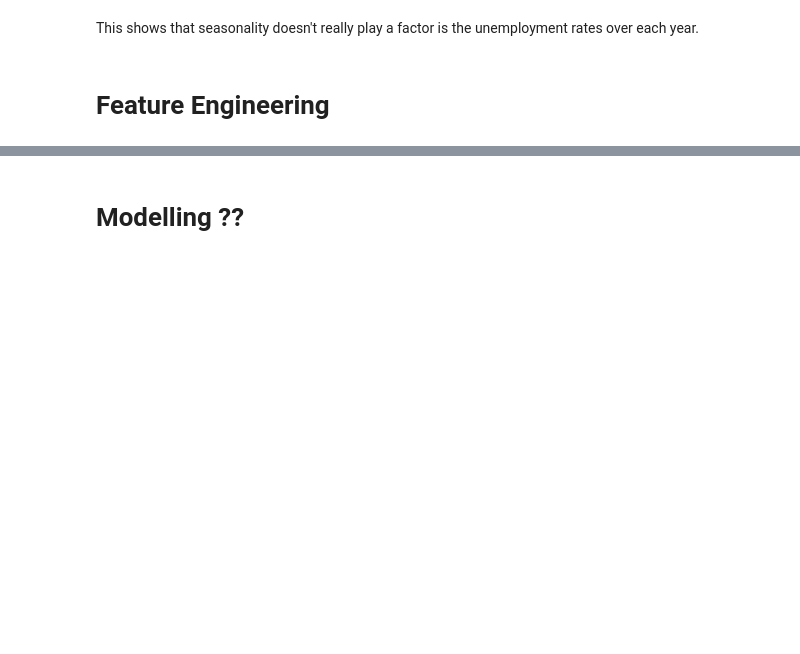
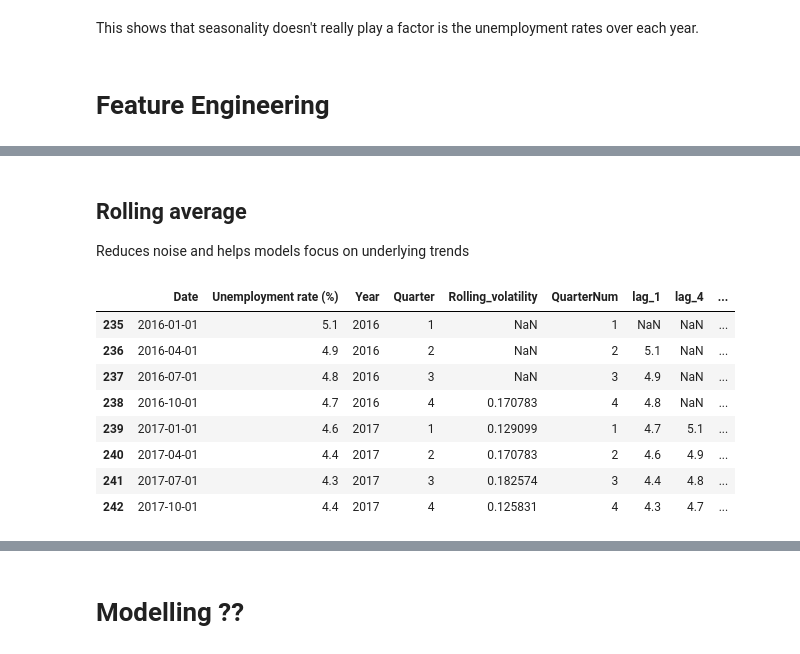
Before and after one commit to neer-shah/UK-unemployment-2026, a Jupyter notebook: main.ipynb, the cells around one changed output, grey strips where cells are left out. Saved outputs shown, nothing was run; the diff lists cells and outputs as text; code cells hidden in the pictures; blank space fills up the shorter version.

```diff
--- a/main.ipynb
+++ b/main.ipynb
@@ -240,0 +285,17 @@ This shows that seasonality doesn't really play a factor is the unemployment rat
+# %% [markdown]
+## Rolling average
+
+Reduces noise and helps models focus on underlying trends
+# %%
+quarterly_df["roll_avg_4q"] = quarterly_df["Unemployment rate (%)"].rolling(window=4).mean()
+quarterly_df.head(8)
+# %% [output]
+|  | Date | Unemployment rate (%) | Year | Quarter | Rolling_volatility | QuarterNum | lag_1 | lag_4 | ... |
+| 235 | 2016-01-01 | 5.1 | 2016 | 1 | NaN | 1 | NaN | NaN | ... |
+| 236 | 2016-04-01 | 4.9 | 2016 | 2 | NaN | 2 | 5.1 | NaN | ... |
+| 237 | 2016-07-01 | 4.8 | 2016 | 3 | NaN | 3 | 4.9 | NaN | ... |
+| 238 | 2016-10-01 | 4.7 | 2016 | 4 | 0.170783 | 4 | 4.8 | NaN | ... |
+| 239 | 2017-01-01 | 4.6 | 2017 | 1 | 0.129099 | 1 | 4.7 | 5.1 | ... |
+| 240 | 2017-04-01 | 4.4 | 2017 | 2 | 0.170783 | 2 | 4.6 | 4.9 | ... |
+| 241 | 2017-07-01 | 4.3 | 2017 | 3 | 0.182574 | 3 | 4.4 | 4.8 | ... |
+| 242 | 2017-10-01 | 4.4 | 2017 | 4 | 0.125831 | 4 | 4.3 | 4.7 | ... |
```
Also changed, not shown: parts of 11 cells of this notebook.
